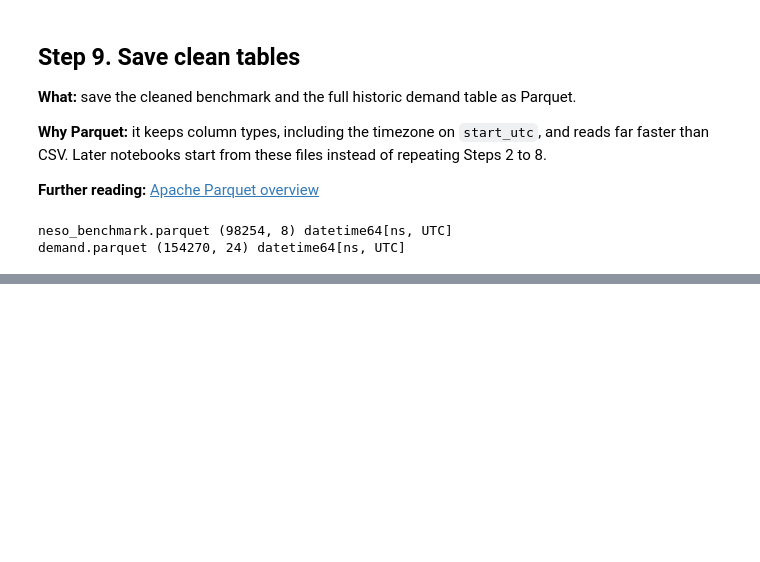
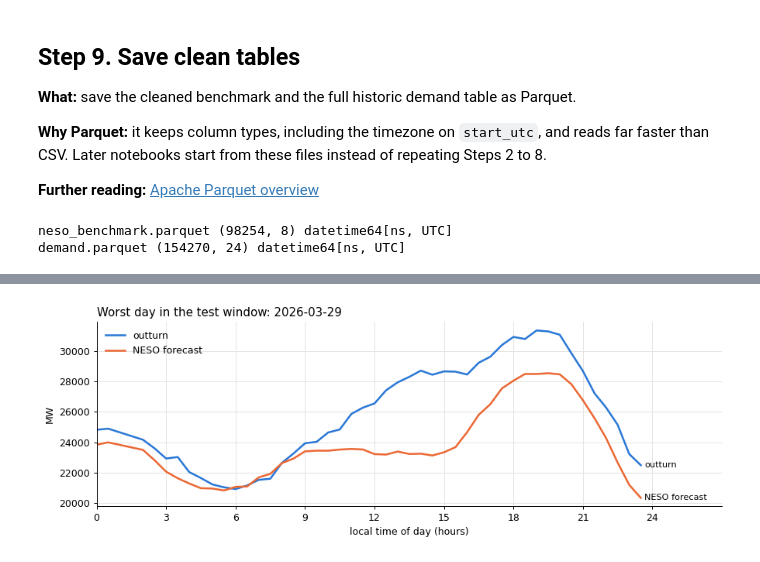
Before and after one commit to ansingh16/gb-demand-forecast, a Jupyter notebook: notebooks/02_benchmark_alignment.ipynb, the cells around one changed output, grey strips where cells are left out. Cells and saved outputs as stored; diff of their text form; code cells hidden in the pictures; blank space fills up the shorter version.

```diff
--- a/notebooks/02_benchmark_alignment.ipynb
+++ b/notebooks/02_benchmark_alignment.ipynb
@@ -485,0 +646,4 @@ demand.parquet (154270, 24) datetime64[ns, UTC]
+# %%
+test["abs_error"] = (test["Demand_Forecast"] - test["Demand_Outturn"]).abs()
+worst = test.groupby("Date")["abs_error"].mean().nlargest(8).round(0)
+worst.to_frame("mean absolute error (MW)")
@@ -485,0 +661,20 @@ demand.parquet (154270, 24) datetime64[ns, UTC]
+# %%
+day = test[test["Date"] == worst.index[0]]
+hours = day["local_hour"]
+
+fig, ax = plt.subplots(figsize=(10, 3.6))
+ax.plot(hours, day["Demand_Outturn"], color=BLUE, label="outturn")
+ax.plot(hours, day["Demand_Forecast"], color=ORANGE, label="NESO forecast")
+for column, name in [("Demand_Outturn", "outturn"), ("Demand_Forecast", "NESO forecast")]:
+    ax.annotate(name, (hours.iloc[-1], day[column].iloc[-1]), xytext=(4, 0),
+                textcoords="offset points", va="center", fontsize=9)
+ax.set_xlim(0, 27)
+ax.set_xticks(range(0, 25, 3))
+ax.set_xlabel("local time of day (hours)")
+ax.set_ylabel("MW")
+ax.set_title(f"Worst day in the test window: {worst.index[0]}", loc="left")
+ax.legend(loc="upper left", frameon=False)
+fig.tight_layout()
+plt.show()
+# %% [output]
+[figure, added]
```
Also changed, not shown: parts of 14 cells of this notebook.
